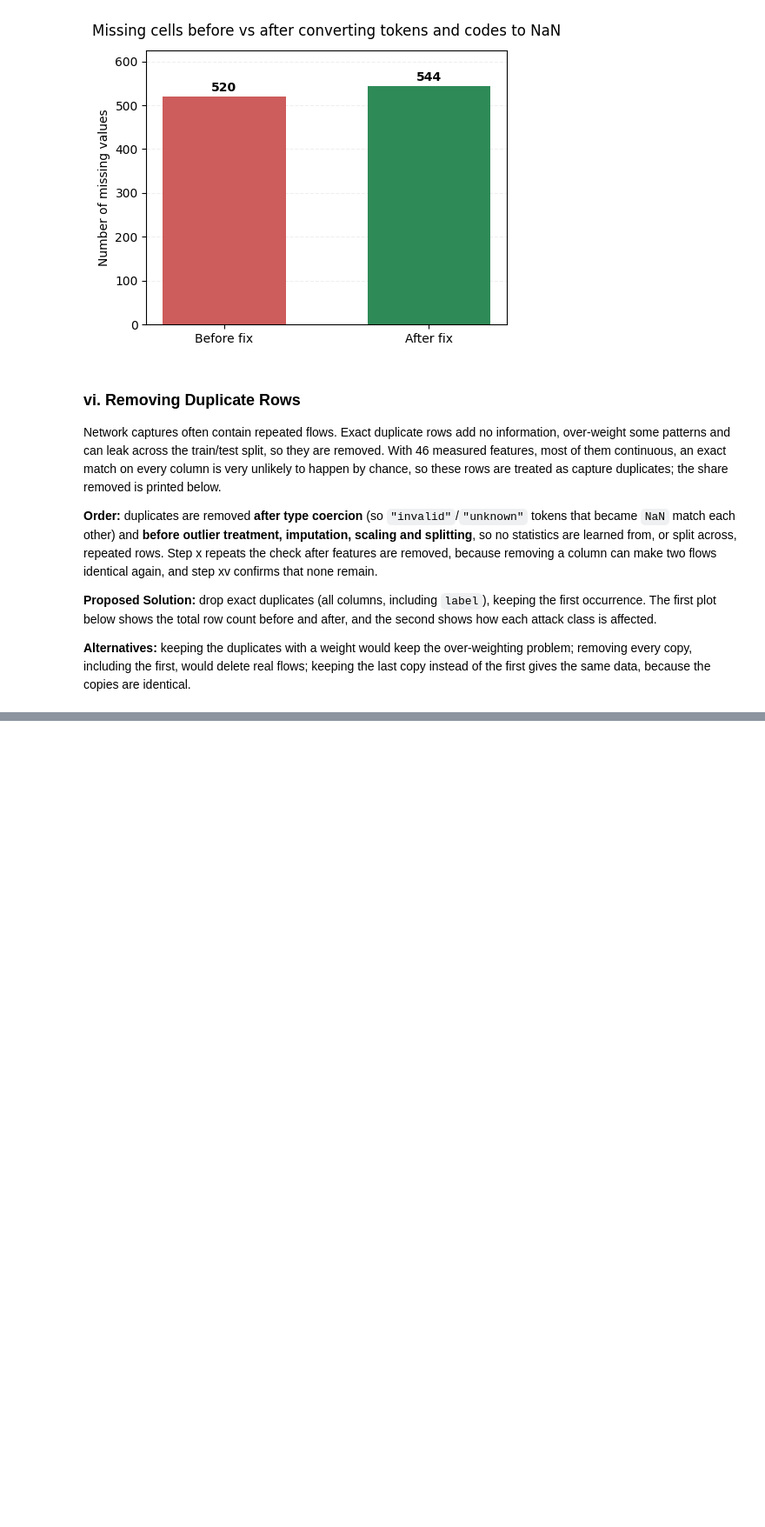
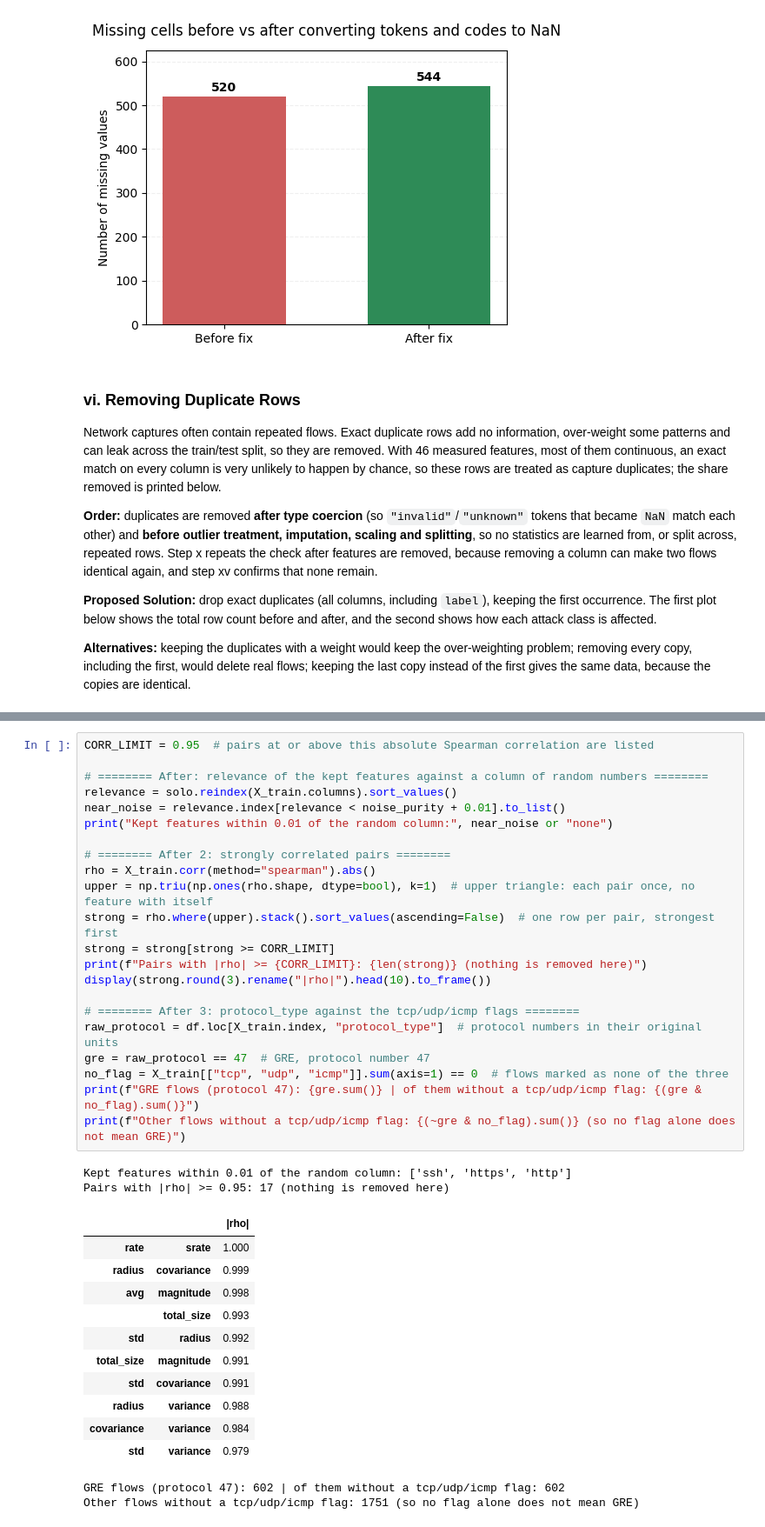
Before and after one commit to MR-Goldenyt/Argus, a Jupyter notebook: Argus.ipynb, the cells around one changed output, grey strips where cells are left out. Shown at 87% size. Drawn from its saved outputs; the diff is of its cells as text; blank space fills up the shorter version.

```diff
--- a/Argus.ipynb
+++ b/Argus.ipynb
@@ -1749,0 +1095,38 @@ Phase 1 ends here. The next phases (feature analysis, supervised and unsupervise
+# %%
+CORR_LIMIT = 0.95  # pairs at or above this absolute Spearman correlation are listed
+
+# ======== After: relevance of the kept features against a column of random numbers ========
+relevance = solo.reindex(X_train.columns).sort_values()
+near_noise = relevance.index[relevance < noise_purity + 0.01].to_list()
+print("Kept features within 0.01 of the random column:", near_noise or "none")
+
+# ======== After 2: strongly correlated pairs ========
+rho = X_train.corr(method="spearman").abs()
+upper = np.triu(np.ones(rho.shape, dtype=bool), k=1)  # upper triangle: each pair once, no feature with itself
+strong = rho.where(upper).stack().sort_values(ascending=False)  # one row per pair, strongest first
+strong = strong[strong >= CORR_LIMIT]
+print(f"Pairs with |rho| >= {CORR_LIMIT}: {len(strong)} (nothing is removed here)")
+display(strong.round(3).rename("|rho|").head(10).to_frame())
+
+# ======== After 3: protocol_type against the tcp/udp/icmp flags ========
+raw_protocol = df.loc[X_train.index, "protocol_type"]  # protocol numbers in their original units
+gre = raw_protocol == 47  # GRE, protocol number 47
+no_flag = X_train[["tcp", "udp", "icmp"]].sum(axis=1) == 0  # flows marked as none of the three
+print(f"GRE flows (protocol 47): {gre.sum()} | of them without a tcp/udp/icmp flag: {(gre & no_flag).sum()}")
+print(f"Other flows without a tcp/udp/icmp flag: {(~gre & no_flag).sum()} (so no flag alone does not mean GRE)")
+# %% [output]
+Kept features within 0.01 of the random column: ['ssh', 'https', 'http']
+Pairs with |rho| >= 0.95: 17 (nothing is removed here)
+|  |  | |rho| |
+| rate | srate | 1.000 |
+| radius | covariance | 0.999 |
+| avg | magnitude | 0.998 |
+|  | total_size | 0.993 |
+| std | radius | 0.992 |
+| total_size | magnitude | 0.991 |
+| std | covariance | 0.991 |
+| radius | variance | 0.988 |
+| covariance | variance | 0.984 |
+| std | variance | 0.979 |
+GRE flows (protocol 47): 602 | of them without a tcp/udp/icmp flag: 602
+Other flows without a tcp/udp/icmp flag: 1751 (so no flag alone does not mean GRE)
```
Also changed, not shown: parts of 66 cells of this notebook.
